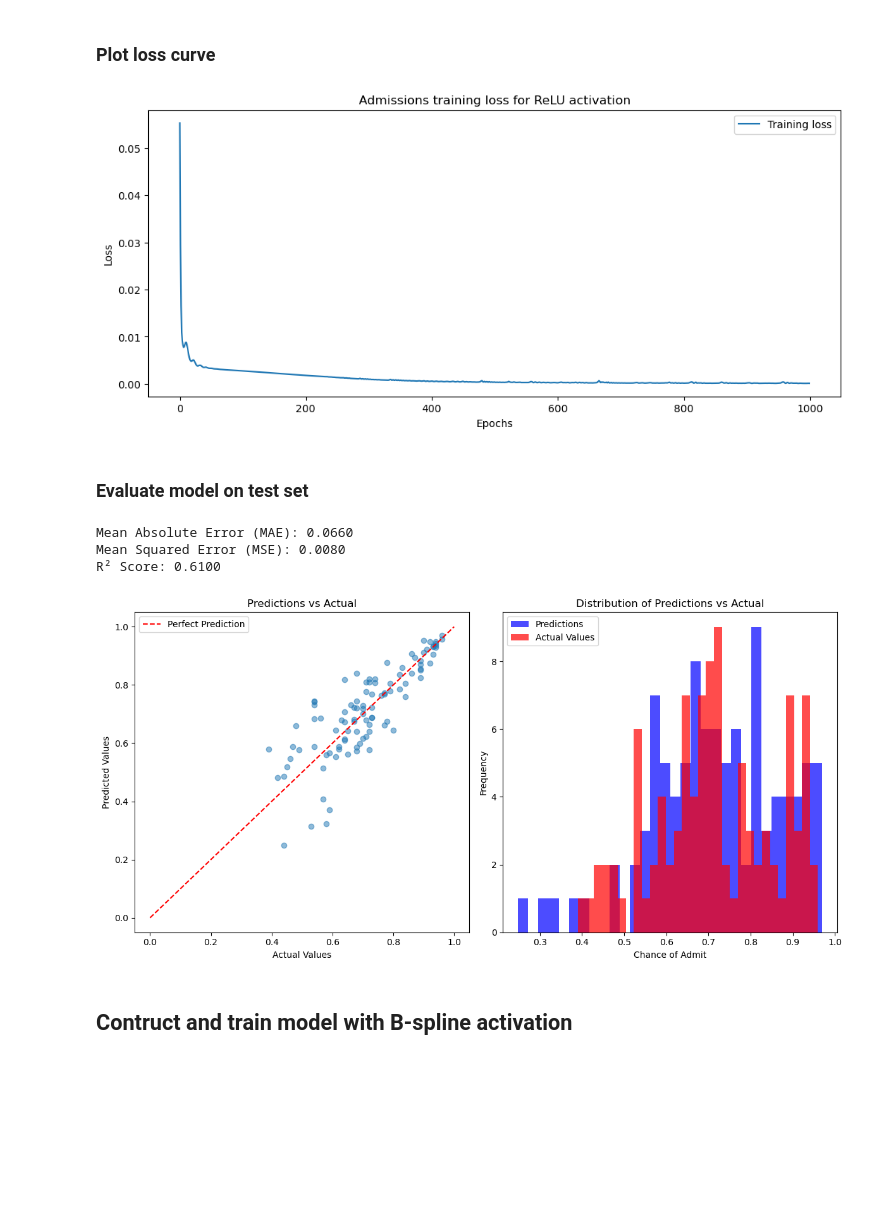
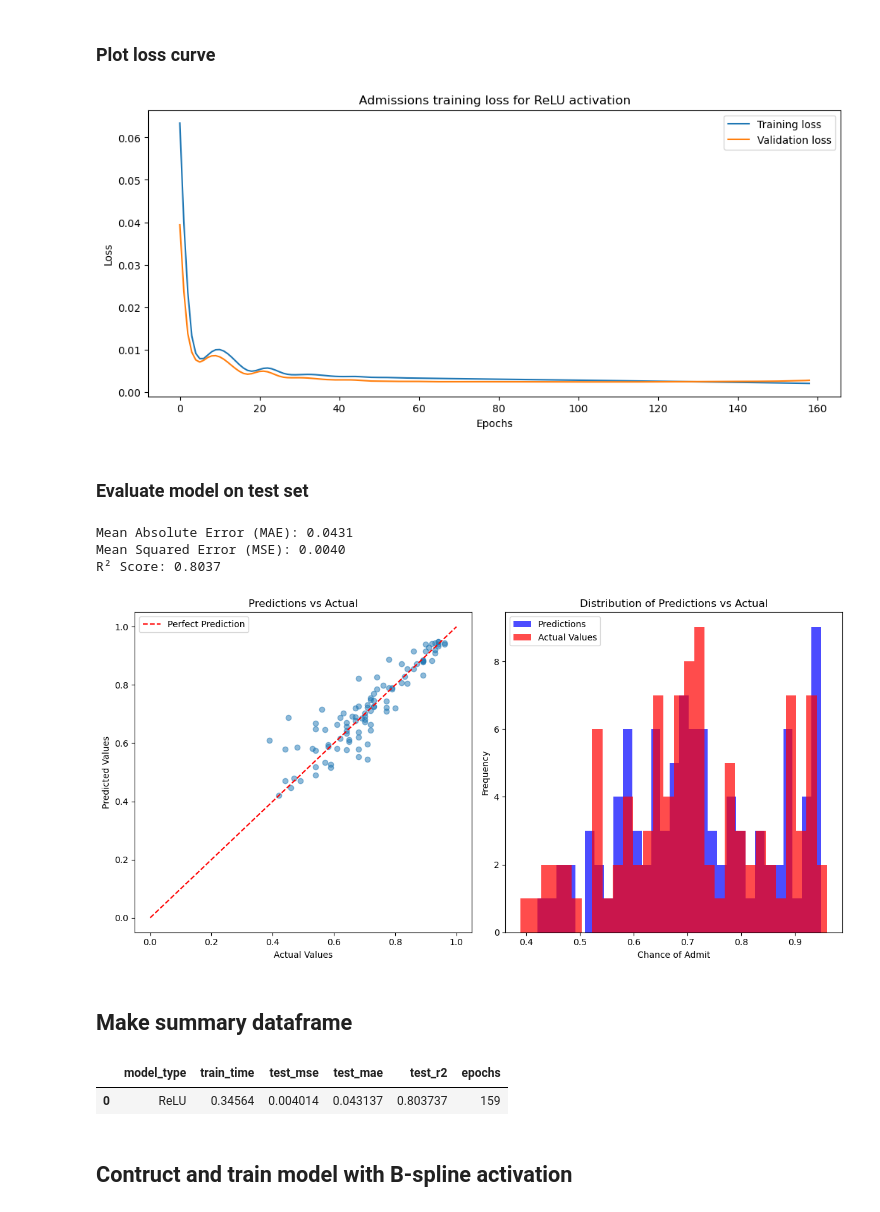
Before and after one commit to enikop/Geometric-modelling, a Jupyter notebook: assignment/Learnable_activation_functions.ipynb, the cells around one changed output. Cells and saved outputs as stored; diff of their text form; code cells hidden in the pictures; blank space fills up the shorter version.

Commit message:
Timer, early stopping, result summary table

```diff
--- a/assignment/Learnable_activation_functions.ipynb
+++ b/assignment/Learnable_activation_functions.ipynb
@@ -685,4 +751,5 @@ Name: Chance of Admit , dtype: float64
 # %%
-X_train, X_test, y_train, y_test = train_test_split(X, y, test_size=0.2, random_state=42)
-X_train.shape, X_test.shape
+X_temp, X_test, y_temp, y_test = train_test_split(X, y, test_size=0.2, random_state=42)
+X_train, X_val, y_train, y_val = train_test_split(X_temp, y_temp, test_size=0.1, random_state=42)
+X_train.shape, X_val.shape, X_test.shape
 # %% [output]
@@ -693,11 +760,14 @@ X_train.shape, X_test.shape
 scaler = StandardScaler()
 
 X_train_scaled = scaler.fit_transform(X_train)
+X_val_scaled = scaler.fit_transform(X_val)
 X_test_scaled = scaler.transform(X_test)
 # %%
 X_train_tensor = torch.tensor(X_train_scaled, dtype=torch.float32)
+X_val_tensor = torch.tensor(X_val_scaled, dtype=torch.float32)
 X_test_tensor = torch.tensor(X_test_scaled, dtype=torch.float32)
 y_train_tensor = torch.tensor(y_train.values, dtype=torch.float32).view(-1, 1)
+y_val_tensor = torch.tensor(y_val.values, dtype=torch.float32).view(-1, 1)
 y_test_tensor = torch.tensor(y_test.values, dtype=torch.float32).view(-1, 1)
 # %% [markdown]
 ### Construct and train NN with ReLU activation
@@ -728,5 +798,10 @@ relu_model = ReluNN(input_size)
 optimizer = optim.Adam(relu_model.parameters(), lr=0.01)
 loss_fn = nn.MSELoss()
 
-losses = train_model(relu_model, X_train_tensor, y_train_tensor, optimizer, loss_fn, epochs = 1000, info_frequency = 50)
+train_losses, val_losses, exec_time = train_model_with_validation(
+    relu_model,
+    X_train_tensor, y_train_tensor,
+    X_val_tensor, y_val_tensor,
+    optimizer, loss_fn,
+    epochs = 1000, info_frequency = 50, patience = 50)
 # %% [output]
@@ -753,15 +813,17 @@ Epoch [1000/1000], Loss: 0.0001
 # %% [markdown]
 ### Plot loss curve
 # %%
-visualize_loss("Admissions training loss for ReLU activation", losses)
+visualize_loss("Admissions training loss for ReLU activation", train_losses, val_losses)
 # %% [output]
-[figure, old version]
+[figure, new version]
 # %% [markdown]
 ### Evaluate model on test set
 # %%
 mae, mse, r2 = evaluate_model(relu_model, X_test_tensor, y_test_tensor)
 # %% [output]
-Mean Absolute Error (MAE): 0.0660
-Mean Squared Error (MSE): 0.0080
-R² Score: 0.6100
+Mean Absolute Error (MAE): 0.0431
+Mean Squared Error (MSE): 0.0040
+R² Score: 0.8037
-[figure, old version]
+[figure, new version]
+# %% [markdown]
+## Make summary dataframe
@@ -768,3 +850,8 @@ R² Score: 0.6100
+# %%
+model_results
+# %% [output]
+|  | model_type | train_time | test_mse | test_mae | test_r2 | epochs |
+| 0 | ReLU | 0.34564 | 0.004014 | 0.043137 | 0.803737 | 159 |
 # %% [markdown]
 ## Contruct and train model with B-spline activation
 # %%
```
Also changed, not shown: parts of 23 cells of this notebook.
